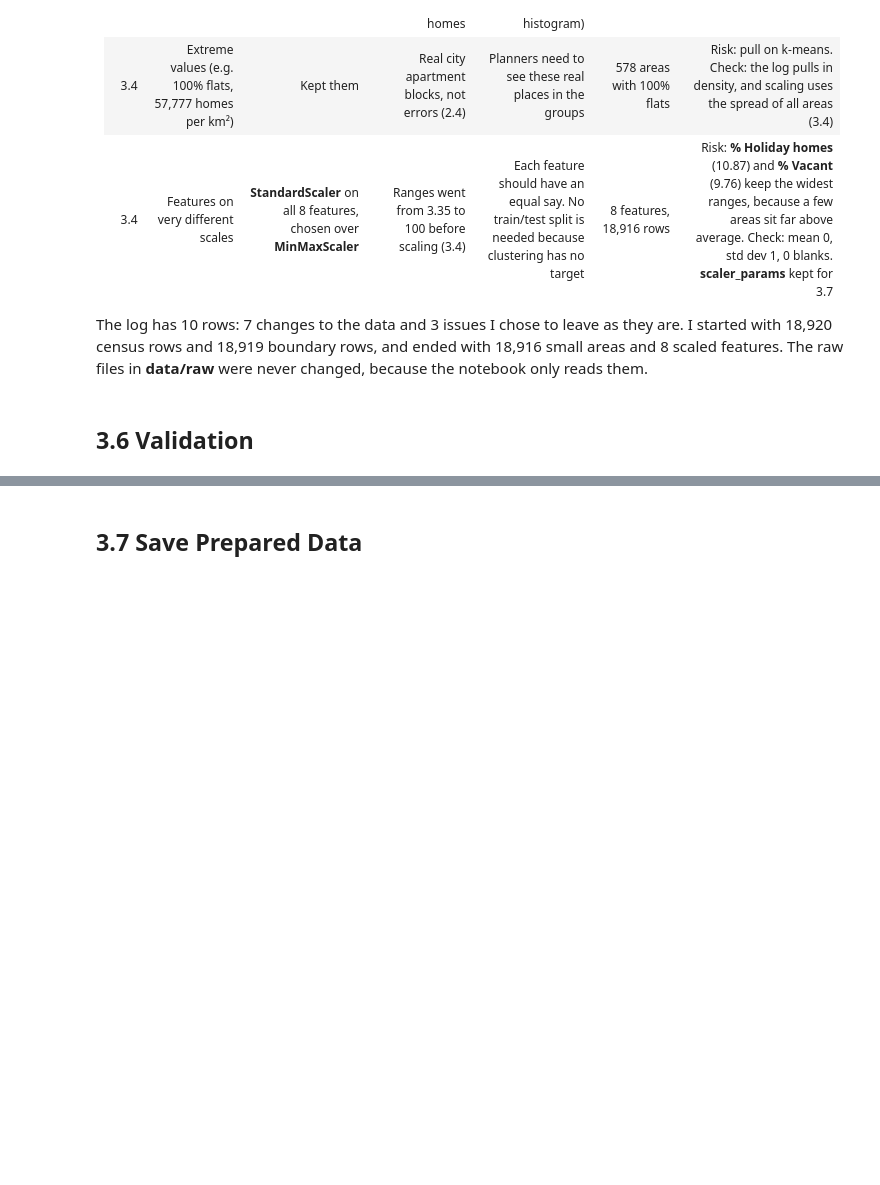
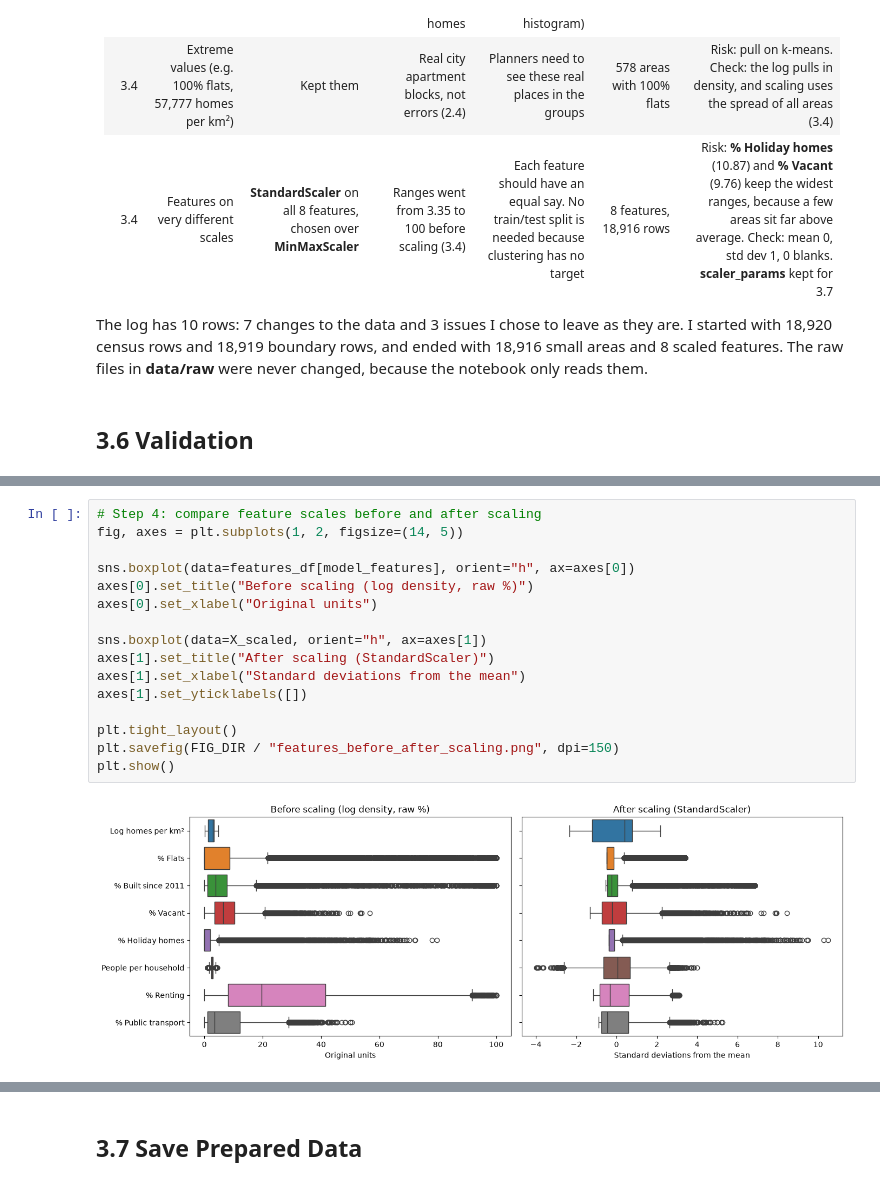
Before and after one commit to SwoopCodes/Data-Analytics_Irish-housing-density, a Jupyter notebook: notebooks/CA2_CRISP_DM_Notebook.ipynb, the cells around one changed output, grey strips where cells are left out. Cells and saved outputs as stored; diff of their text form; blank space fills up the shorter version.

```diff
--- a/notebooks/CA2_CRISP_DM_Notebook.ipynb
+++ b/notebooks/CA2_CRISP_DM_Notebook.ipynb
@@ -1068,0 +1133,18 @@ The log has 10 rows: 7 changes to the data and 3 issues I chose to leave as they
+# %%
+# Step 4: compare feature scales before and after scaling
+fig, axes = plt.subplots(1, 2, figsize=(14, 5))
+
+sns.boxplot(data=features_df[model_features], orient="h", ax=axes[0])
+axes[0].set_title("Before scaling (log density, raw %)")
+axes[0].set_xlabel("Original units")
+
+sns.boxplot(data=X_scaled, orient="h", ax=axes[1])
+axes[1].set_title("After scaling (StandardScaler)")
+axes[1].set_xlabel("Standard deviations from the mean")
+axes[1].set_yticklabels([])
+
+plt.tight_layout()
+plt.savefig(FIG_DIR / "features_before_after_scaling.png", dpi=150)
+plt.show()
+# %% [output]
+[figure, added]
```
Also changed, not shown: parts of 5 cells of this notebook, 1 other file.
